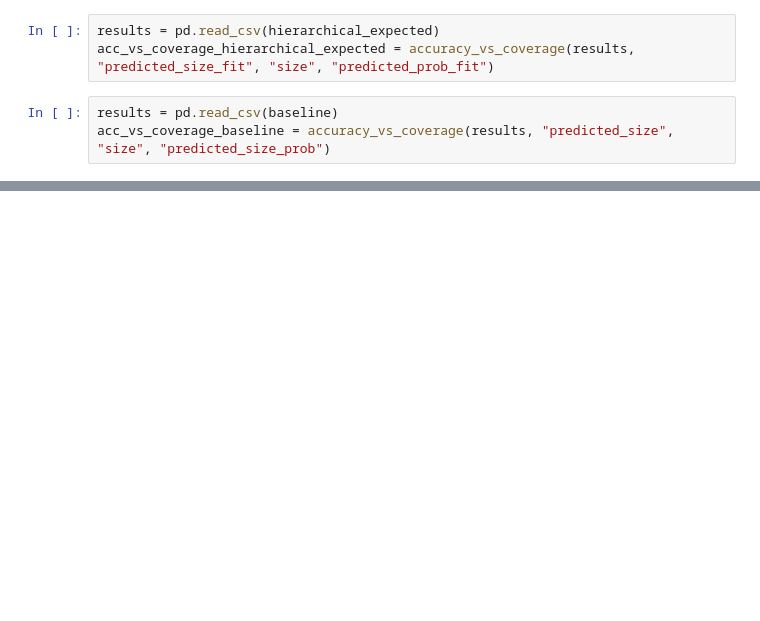
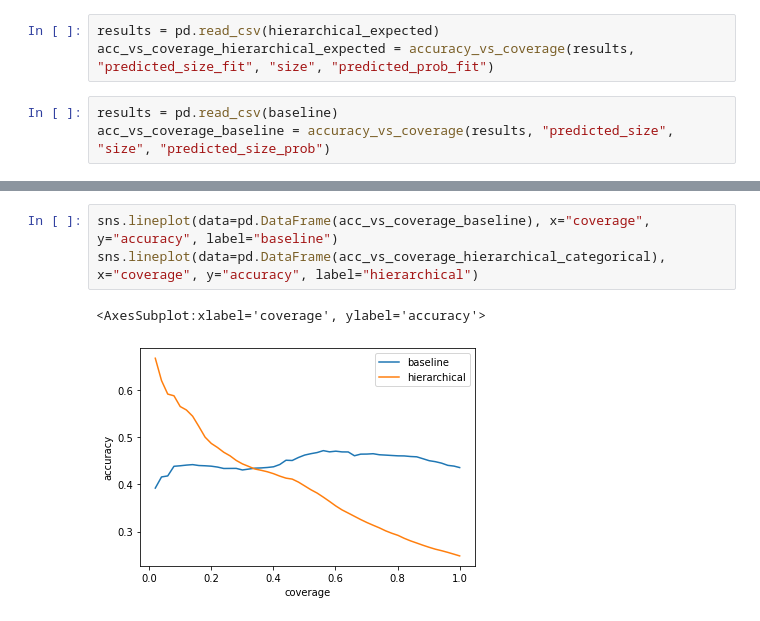
Before and after one commit to mfirgo/clothing_fit_licencjat, a Jupyter notebook: accuracy_vs_coverage.ipynb, the cells around one changed output, grey strips where cells are left out. Drawn from its saved outputs; the diff is of its cells as text; blank space fills up the shorter version.

```diff
--- a/accuracy_vs_coverage.ipynb
+++ b/accuracy_vs_coverage.ipynb
@@ -35 +67,7 @@ acc_vs_coverage_baseline = accuracy_vs_coverage(results, "predicted_size", "size
+# %%
+sns.lineplot(data=pd.DataFrame(acc_vs_coverage_baseline), x="coverage", y="accuracy", label="baseline")
+sns.lineplot(data=pd.DataFrame(acc_vs_coverage_hierarchical_categorical), x="coverage", y="accuracy", label="hierarchical")
+# %% [output]
+<AxesSubplot:xlabel='coverage', ylabel='accuracy'>
+[figure, added]
 # %%
```
Also changed, not shown: parts of 6 cells of this notebook, 2 other files.
